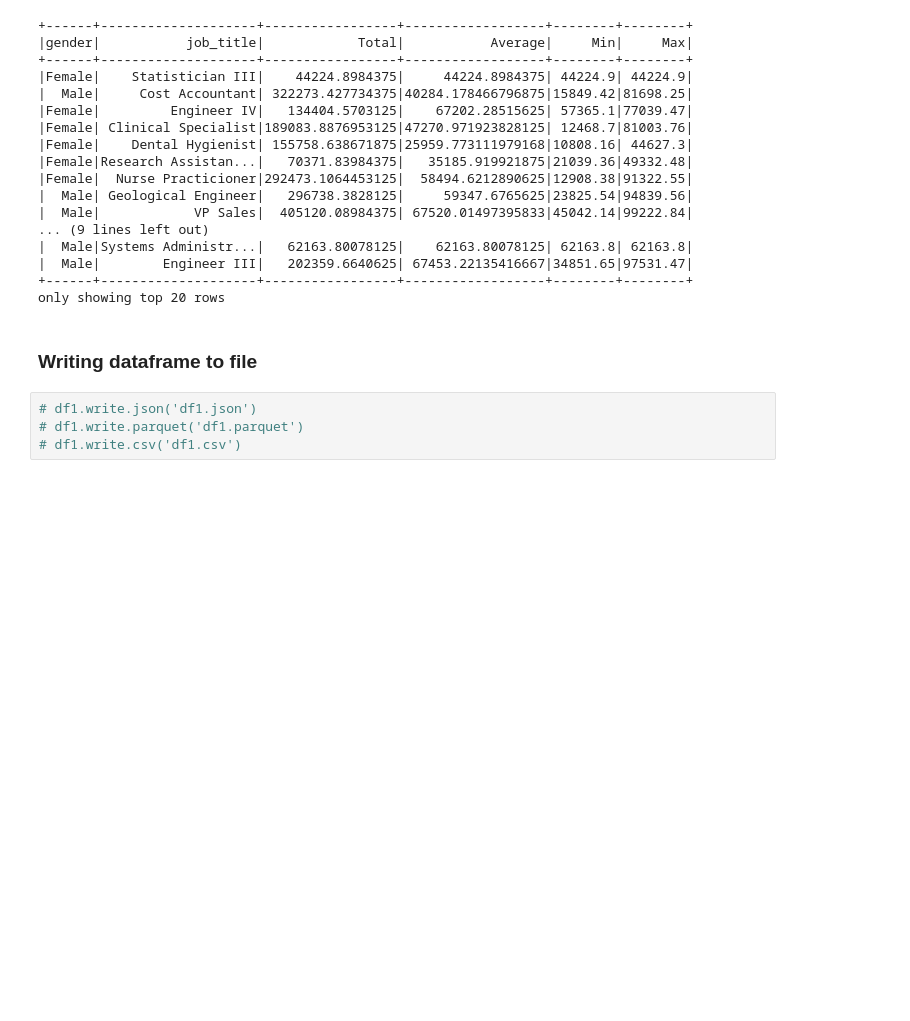
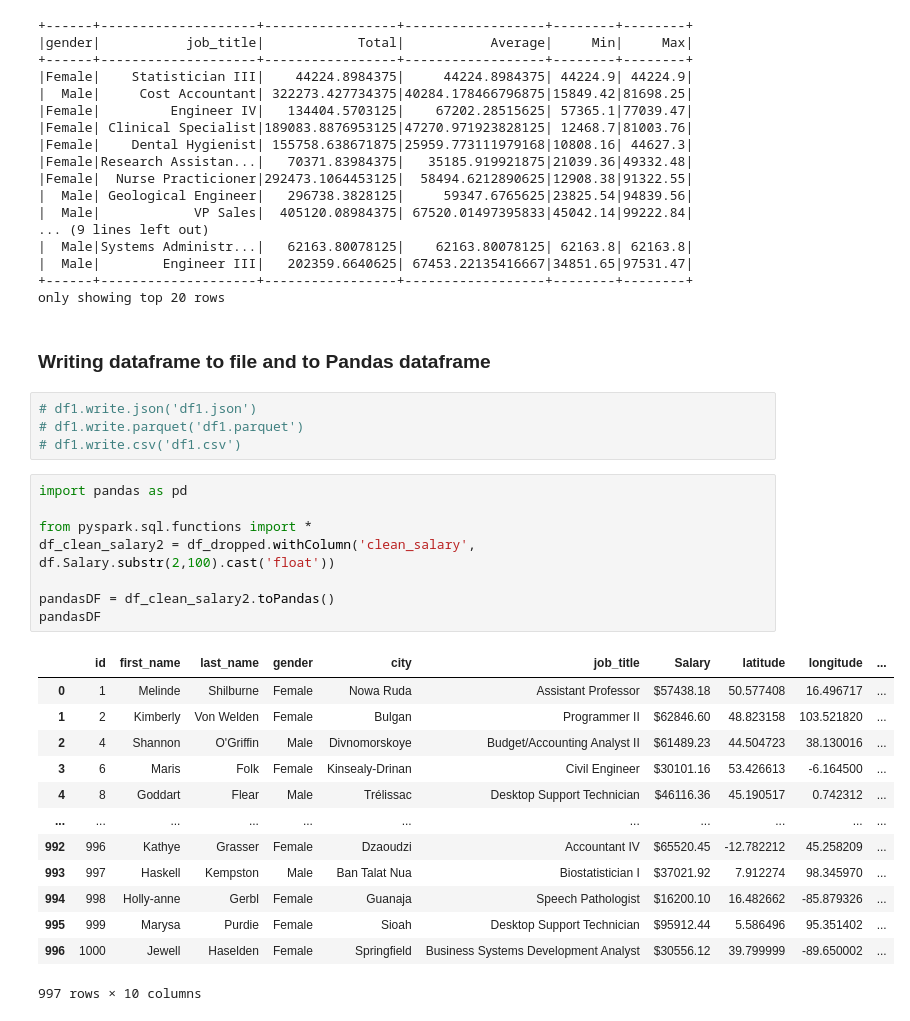
Before and after one commit to colantuono/pyspark, a Jupyter notebook: A_Crash_Course_in_Pyspark_section_3.ipynb, the cells around one changed output. Drawn from its saved outputs; the diff is of its cells as text; blank space fills up the shorter version.

```diff
--- a/A_Crash_Course_in_Pyspark_section_3.ipynb
+++ b/A_Crash_Course_in_Pyspark_section_3.ipynb
@@ -616,8 +344,30 @@ df1.show()
 +------+--------------------+-----------------+------------------+--------+--------+
 only showing top 20 rows
 # %% [markdown]
-### Writing dataframe to file
+### Writing dataframe to file and to Pandas dataframe
 # %%
 # df1.write.json('df1.json')
 # df1.write.parquet('df1.parquet')
 # df1.write.csv('df1.csv')
+# %%
+import pandas as pd
+
+from pyspark.sql.functions import *
+df_clean_salary2 = df_dropped.withColumn('clean_salary', df.Salary.substr(2,100).cast('float'))
+
+pandasDF = df_clean_salary2.toPandas()
+pandasDF
+# %% [output]
+|  | id | first_name | last_name | gender | city | job_title | Salary | latitude | longitude | ... |
+| 0 | 1 | Melinde | Shilburne | Female | Nowa Ruda | Assistant Professor | $57438.18 | 50.577408 | 16.496717 | ... |
+| 1 | 2 | Kimberly | Von Welden | Female | Bulgan | Programmer II | $62846.60 | 48.823158 | 103.521820 | ... |
+| 2 | 4 | Shannon | O'Griffin | Male | Divnomorskoye | Budget/Accounting Analyst II | $61489.23 | 44.504723 | 38.130016 | ... |
+| 3 | 6 | Maris | Folk | Female | Kinsealy-Drinan | Civil Engineer | $30101.16 | 53.426613 | -6.164500 | ... |
+| 4 | 8 | Goddart | Flear | Male | Trélissac | Desktop Support Technician | $46116.36 | 45.190517 | 0.742312 | ... |
+| ... | ... | ... | ... | ... | ... | ... | ... | ... | ... | ... |
+| 992 | 996 | Kathye | Grasser | Female | Dzaoudzi | Accountant IV | $65520.45 | -12.782212 | 45.258209 | ... |
+| 993 | 997 | Haskell | Kempston | Male | Ban Talat Nua | Biostatistician I | $37021.92 | 7.912274 | 98.345970 | ... |
+| 994 | 998 | Holly-anne | Gerbl | Female | Guanaja | Speech Pathologist | $16200.10 | 16.482662 | -85.879326 | ... |
+| 995 | 999 | Marysa | Purdie | Female | Sioah | Desktop Support Technician | $95912.44 | 5.586496 | 95.351402 | ... |
+| 996 | 1000 | Jewell | Haselden | Female | Springfield | Business Systems Development Analyst | $30556.12 | 39.799999 | -89.650002 | ... |
+997 rows × 10 columns
```
Also changed, not shown: parts of 24 cells of this notebook.
